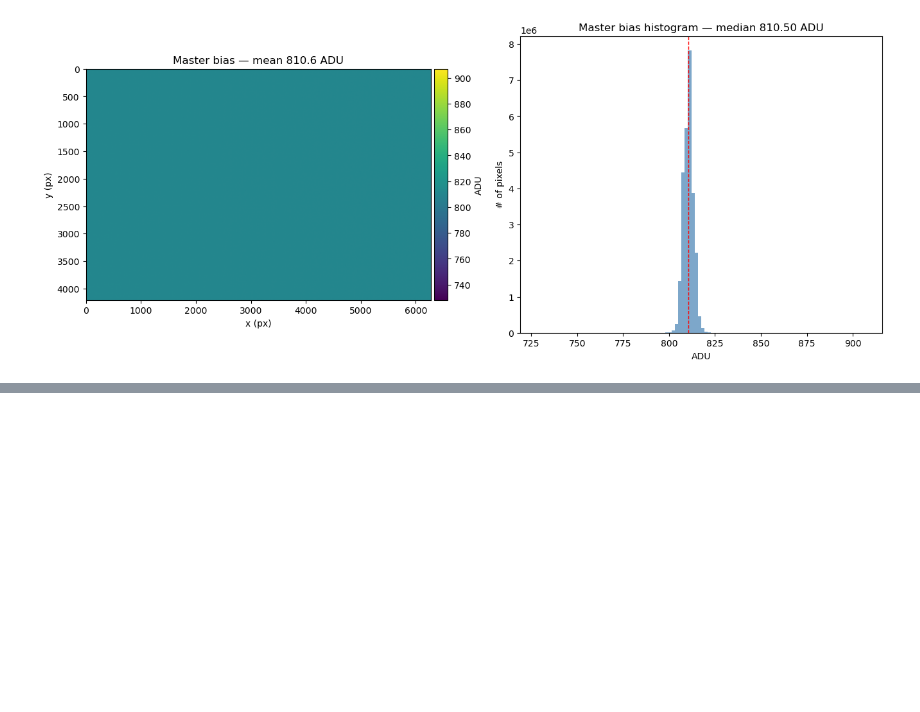
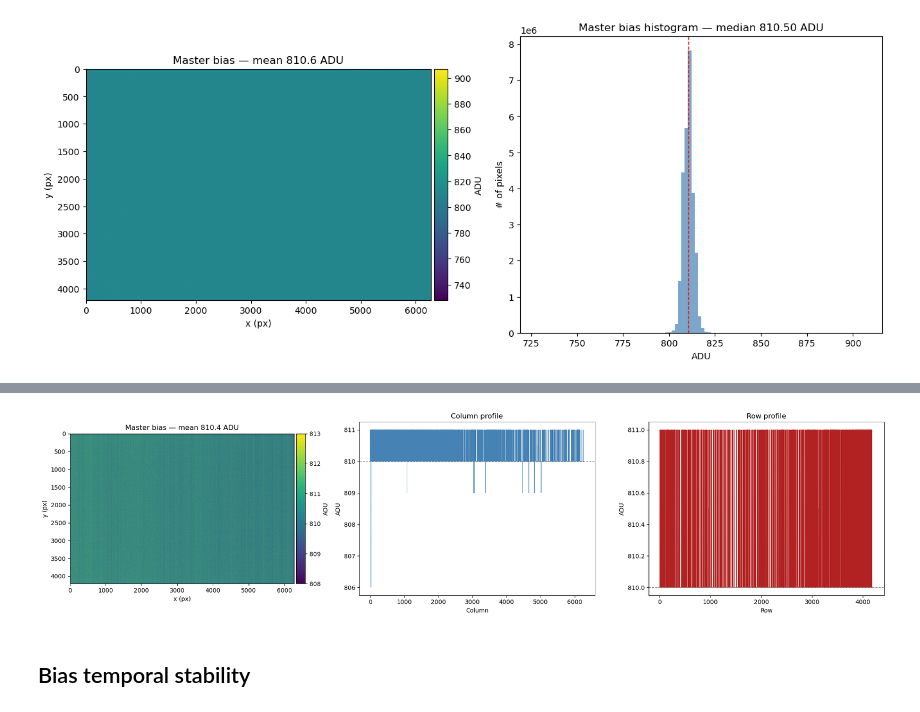
Before and after one commit to ev-watson/POLITE, a Jupyter notebook: notebooks/reductions/reduction_20260717.ipynb, the cells around one changed output, grey strips where cells are left out. Cells and saved outputs as stored; diff of their text form; code cells hidden in the pictures; blank space fills up the shorter version.

```diff
--- a/notebooks/reductions/reduction_20260717.ipynb
+++ b/notebooks/reductions/reduction_20260717.ipynb
@@ -31,6 +31,7 @@ os.makedirs('tmpimg', exist_ok=True)
 
 dir_prefix = "FITSDATA/20260717/"
 subdir_prefixes = sorted([d for d in os.listdir(dir_prefix) if os.path.isdir(os.path.join(dir_prefix, d)) and d!='logs'])
+dpi = 300
 # %%
 all_files = sorted(glob.glob(dir_prefix + '*/*.fits'))
 all_file_groups = ct.group_by_type_and_exposure(all_files)
@@ -955,0 +313,15 @@ print('  dark current vs temperature (single setpoint)')
+# %%
+"""
+LONG RUNTIME CELL, ETA: # Frames = # seconds, i.e. 60 frames \approx 1 min
+"""
+master_bias = ct.master_bias(all_bias_files, method='median', roi=roi)
+read_noise_map_adu, temporal_std_map = ct.read_noise_map_from_paths(all_bias_files, roi=roi, chunk_rows=50)
+rn_result = ct.read_noise_spatial(read_noise_map_adu, gain=gain)
+s = rn_result.scalar_summary
+
+gc.collect()   # free up memory
+
+print(f"master bias: median {np.median(master_bias):.2f} ADU, mean {master_bias.mean():.2f}")
+print(f"read noise:  {s['ron_rms_adu']:.3f} ADU RMS = {s['ron_rms_e']:.3f} e-, "
+      f"median {s['ron_median_adu']:.3f} ADU, MAD-sigma {s['mad_sigma_adu']:.3f}")
+print(f"hot px: >3sig {s['hot_3sig']:,}, >5sig {s['hot_5sig']:,}, >10sig {s['hot_10sig']:,}")
@@ -955,0 +339,15 @@ print('  dark current vs temperature (single setpoint)')
+# %%
+fig, axes = plt.subplots(1, 3, figsize=(20, 5))
+ct.image_with_colorbar(axes[0], master_bias, label='ADU', percentile_clip=(1, 99))
+axes[0].set_title(f'Master bias — mean {master_bias.mean():.1f} ADU')
+axes[1].plot(np.median(master_bias, axis=0), lw=0.5, color='steelblue')
+axes[1].axhline(np.median(master_bias), ls='--', color='gray', lw=1)
+axes[1].set_xlabel('Column'); axes[1].set_ylabel('ADU'); axes[1].set_title('Column profile')
+axes[2].plot(np.median(master_bias, axis=1), lw=0.5, color='firebrick')
+axes[2].axhline(np.median(master_bias), ls='--', color='gray', lw=1)
+axes[2].set_xlabel('Row'); axes[2].set_ylabel('ADU'); axes[2].set_title('Row profile')
+plt.tight_layout(); plt.savefig('tmpimg/0717_bias_structure.png', dpi=dpi, bbox_inches='tight'); plt.show()
+# %% [output]
+[figure, added]
+# %% [markdown]
+## Bias temporal stability
```
Also changed, not shown: parts of 65 cells of this notebook, 10 other files.
